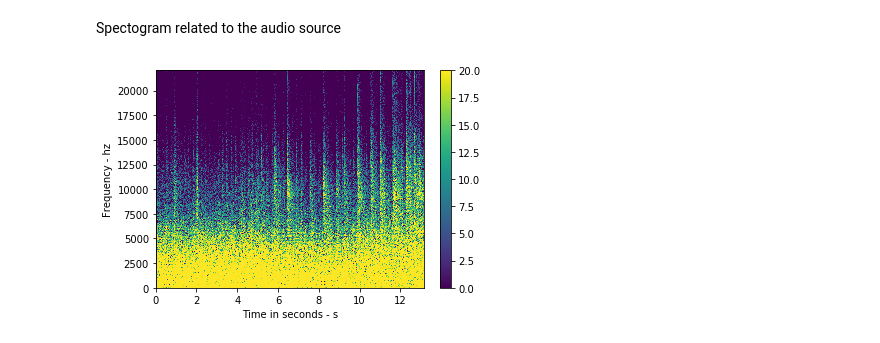
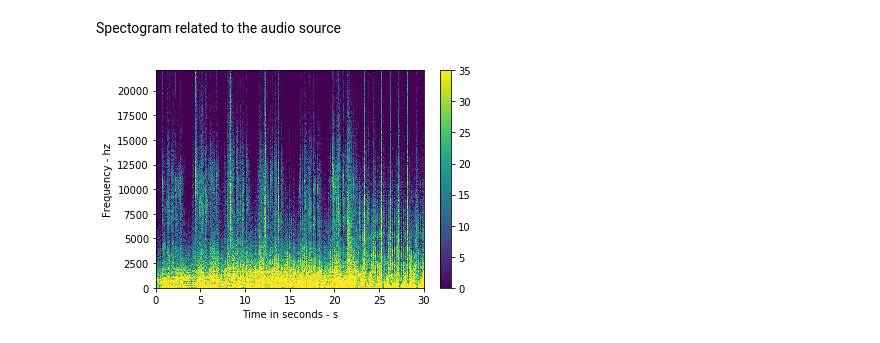
Before and after one commit to DomainFlag/DataScienceNotes, a Jupyter notebook: Sound Recognition.ipynb, the cells around one changed output. Saved outputs shown, nothing was run; the diff lists cells and outputs as text; code cells hidden in the pictures.

```diff
--- a/Sound Recognition.ipynb
+++ b/Sound Recognition.ipynb
@@ -17,14 +17,23 @@ Initialising the parameters and preparing for reading data.
 # %%
 chunk = 1024
 
+# High Tone - 10 khz - 7
+# Up Tone - 1 khz - 6
+# Mid Tone - 440 hz - 5
+# Bass Tone - 65 hz - 4
 songs = [
     "Interpol - Obstacle 1",
     "The xx - On Hold",
-    "Coldplay - Fix You"
+    "Coldplay - Fix You",
+    "Lorde - Ribs",
+    "Bass Tone",
+    "Mid Tone",
+    "Up Tone",
+    "High Tone"
 ]
 
 notebook_path = os.path.abspath("Sound Recognition.ipynb")
-file_path = os.path.join(os.path.dirname(notebook_path), "songs\\test\\" + songs[2] + ".wav")
+file_path = os.path.join(os.path.dirname(notebook_path), "songs\\test\\" + songs[1] + ".wav")
 
 # open up a wave
 wf = wave.open(file_path, 'rb')
@@ -32,8 +41,13 @@ wf = wave.open(file_path, 'rb')
 # sample width and framerate and number of channels
 sample_width = wf.getsampwidth()
 sampling_rate = wf.getframerate()
+
+# each second will have sampling_rate frames
 number_frames = wf.getnframes()
 sample_channels = wf.getnchannels()
+
+# printing length of the audio source
+print(number_frames / sampling_rate)
 
 sampling_freq = 0
 bin_freq = 0
@@ -87,7 +102,7 @@ downsampling_factor = 4
 sampling_rate_new = sampling_rate / downsampling_factor
 
 # new hamming window with 512 samples
-window = np.hamming(chunk / downsampling_factor)
+window = np.hamming(chunk / downsampling_factor) ** 10000000
 
 # new sample len
 new_chunk = int(chunk / downsampling_factor)
@@ -173,22 +188,22 @@ Spectogram related to the audio source
 # %%
 def multi_dimen_to_mono(data):
     nb_channels = data.shape[1]
     output = np.zeros(data.shape[0])
     for c in range(nb_channels):
         output += data[:, c]
 
     return abs(output / nb_channels)
 
 _, samples = wavfile.read(file_path)
 output = multi_dimen_to_mono(samples)
 
 plt.specgram(output, NFFT = chunk * 2, Fs = sampling_rate, noverlap = 800)
-plt.clim(0, 20)
+plt.clim(0, 35)
 plt.colorbar()
 plt.xlabel("Time in seconds - s")
 plt.ylabel("Frequency - hz")
 plt.show()
 # %% [output]
-[figure, old version]
+[figure, new version]
 # %%
 # offset_band because logarithm derivative is low in the beginning
```
Also changed, not shown: parts of 2 cells of this notebook, 2 other files.
